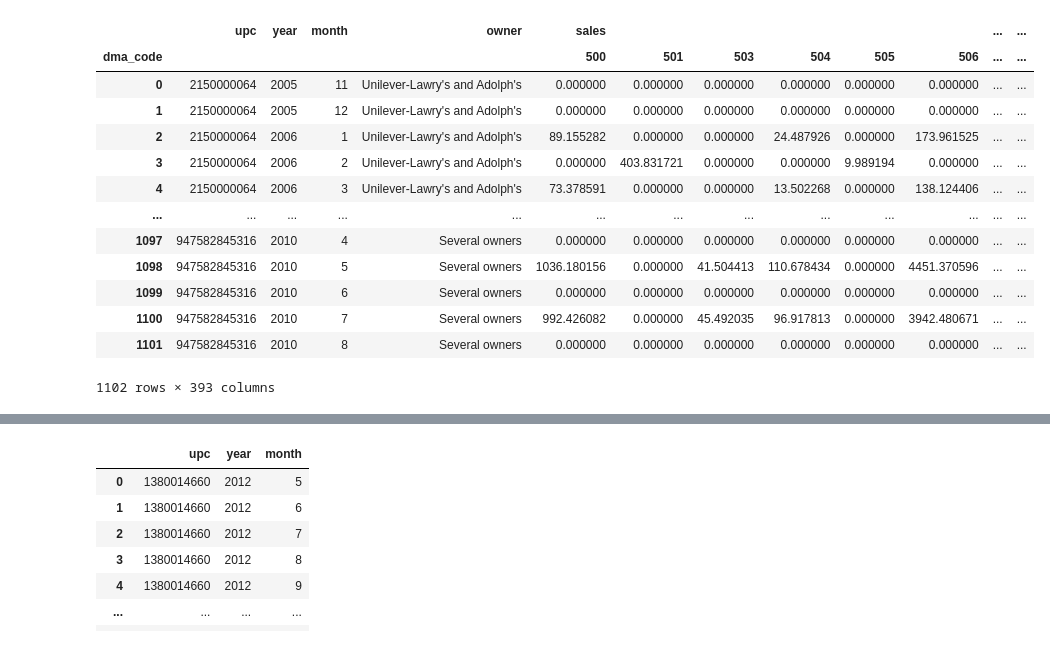
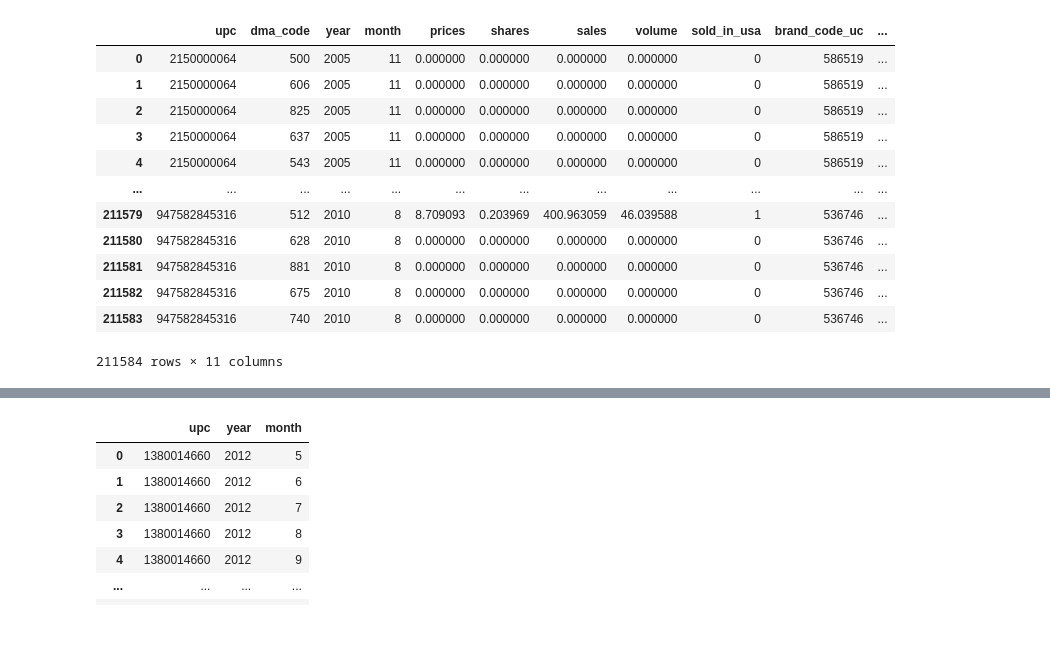
Before and after one commit to zziyue83/Mergers, a Jupyter notebook: Main/MarinaMurphy/jupyter_try.ipynb, the cells around one changed output, grey strips where cells are left out. Drawn from its saved outputs; the diff is of its cells as text; code cells hidden in the pictures.

Commit message:
full data month table

```diff
--- a/Main/MarinaMurphy/jupyter_try.ipynb
+++ b/Main/MarinaMurphy/jupyter_try.ipynb
@@ -202,7 +202,6 @@ def table_1(code):
     # must have 4 ../../../.. because i'm inside a folder inside Main
     # opening data_month file
     df = (pd.read_csv('../../../../All/m_' + code + '/intermediate/data_month.csv'))
-
 
     ### Part 1: making df complete with year, months and all dma_codes exhaustive
     ### note - df_own does NOT have all dates, only dates which the upc-year-month sales > 0!!
@@ -237,13 +236,29 @@ def table_1(code):
     empty_to_merge.insert(1, 'dma_code', repeated_dmas)
     empty_to_merge = empty_to_merge.apply(pd.to_numeric)
 
+    #df_full = pd.merge(df, empty_to_merge)
     # actual merging with incomplete df, filling in 0's for all spots where no sales
     empty_to_merge_dma_full = pd.merge(df, empty_to_merge, how = "right", on = ['upc', 'dma_code','year', 'month'])
     empty_to_merge_dma_full.fillna(0, inplace=True)
     empty_to_merge_dma_full = empty_to_merge_dma_full.apply(pd.to_numeric)
 
+    empty_to_merge_dma_full['sold_in_usa'] = 0
+    empty_to_merge_dma_full.loc[empty_to_merge_dma_full.sales != 0, 'sold_in_usa'] = 1
+
     ### Part 2: extracting ownership using full df with all upc-year-month-dma combinations
     df_own = append_owners(code, empty_to_merge_dma_full, 'month')
+    df_own['sold_in_usa'] = 0
+    df_own.loc[empty_to_merge_dma_full.sales != 0, 'sold_in_usa'] = 1
+
+    # extract merging parties
+    merging_parties = get_parties(info_dict["MergingParties"])
+
+    # extracting year and month of date completed
+    year = int((info_dict['DateCompleted'])[:4])
+    month = int((info_dict['DateCompleted'])[5:7])
+
+
+    df_own.to_csv('try_this.csv')
 
     # pivoting the dmas and having sales and volume for each upc year month
     pivoted = df_own.pivot_table(index = ['upc','year','month','owner'], columns = 'dma_code', values = ['volume','sales']).reset_index()
@@ -266,15 +281,8 @@ def table_1(code):
     pivoted['merging_party'] = 0
     pivoted['post_merger'] = 0
 
-    # extract merging parties
-    merging_parties = get_parties(info_dict["MergingParties"])
-
     #assign 1's if owner = merging parties
     pivoted.loc[pivoted['owner'].isin(merging_parties), 'merging_party'] = 1
-
-    # extracting year and month of date completed
-    year = int((info_dict['DateCompleted'])[:4])
-    month = int((info_dict['DateCompleted'])[5:7])
 
     # setting = 1 if month and year are greater than date completed for the merging parties
     pivoted.loc[(pivoted['merging_party'] == 1) & (pivoted['year'] >= year) & (pivoted['month'] >= month), 'post_merger'] = 1
@@ -283,34 +291,32 @@ def table_1(code):
     pivoted.loc[(pivoted['merging_party'] == 1) & (pivoted['year'] == year) & (pivoted['month'] >= month), 'post_merger'] = 1
 
     # export to csv
-    pivoted.to_csv('m_' + code +'/pivoted_data.csv', sep = ',', encoding = 'utf-8')
+    #pivoted.to_csv('m_' + code +'/pivoted_data.csv', sep = ',', encoding = 'utf-8')
 
     log_out = open('try_1.log', 'w')
     log_err = open('try_1.err', 'w')
     sys.stdout = log_out
     sys.stderr = log_err
 
-    return pivoted
+    return pivoted, empty_to_merge_dma_full
 # %%
 code = '1924129020_1'
-os.mkdir('m_' + code)
-table1 = table_1(code)
+#os.mkdir('m_' + code)
+table1, empty_to_merge_dma_full = table_1(code)
 
-#table1.to_csv('table_1.csv')
 
-table1
+empty_to_merge_dma_full
 # %% [output]
-|  | upc | year | month | owner | sales |  |  |  |  |  | ... | ... |
-| dma_code |  |  |  |  | 500 | 501 | 503 | 504 | 505 | 506 | ... | ... |
-| 0 | 2150000064 | 2005 | 11 | Unilever-Lawry's and Adolph's | 0.000000 | 0.000000 | 0.000000 | 0.000000 | 0.000000 | 0.000000 | ... | ... |
-| 1 | 2150000064 | 2005 | 12 | Unilever-Lawry's and Adolph's | 0.000000 | 0.000000 | 0.000000 | 0.000000 | 0.000000 | 0.000000 | ... | ... |
-| 2 | 2150000064 | 2006 | 1 | Unilever-Lawry's and Adolph's | 89.155282 | 0.000000 | 0.000000 | 24.487926 | 0.000000 | 173.961525 | ... | ... |
-| 3 | 2150000064 | 2006 | 2 | Unilever-Lawry's and Adolph's | 0.000000 | 403.831721 | 0.000000 | 0.000000 | 9.989194 | 0.000000 | ... | ... |
-| 4 | 2150000064 | 2006 | 3 | Unilever-Lawry's and Adolph's | 73.378591 | 0.000000 | 0.000000 | 13.502268 | 0.000000 | 138.124406 | ... | ... |
-| ... | ... | ... | ... | ... | ... | ... | ... | ... | ... | ... | ... | ... |
-| 1097 | 947582845316 | 2010 | 4 | Several owners | 0.000000 | 0.000000 | 0.000000 | 0.000000 | 0.000000 | 0.000000 | ... | ... |
-| 1098 | 947582845316 | 2010 | 5 | Several owners | 1036.180156 | 0.000000 | 41.504413 | 110.678434 | 0.000000 | 4451.370596 | ... | ... |
-| 1099 | 947582845316 | 2010 | 6 | Several owners | 0.000000 | 0.000000 | 0.000000 | 0.000000 | 0.000000 | 0.000000 | ... | ... |
-| 1100 | 947582845316 | 2010 | 7 | Several owners | 992.426082 | 0.000000 | 45.492035 | 96.917813 | 0.000000 | 3942.480671 | ... | ... |
-| 1101 | 947582845316 | 2010 | 8 | Several owners | 0.000000 | 0.000000 | 0.000000 | 0.000000 | 0.000000 | 0.000000 | ... | ... |
+|  | upc | dma_code | year | month | prices | shares | sales | volume | sold_in_usa | brand_code_uc | ... |
+| 0 | 2150000064 | 500 | 2005 | 11 | 0.000000 | 0.000000 | 0.000000 | 0.000000 | 0 | 586519 | ... |
+| 1 | 2150000064 | 606 | 2005 | 11 | 0.000000 | 0.000000 | 0.000000 | 0.000000 | 0 | 586519 | ... |
+| 2 | 2150000064 | 825 | 2005 | 11 | 0.000000 | 0.000000 | 0.000000 | 0.000000 | 0 | 586519 | ... |
+| 3 | 2150000064 | 637 | 2005 | 11 | 0.000000 | 0.000000 | 0.000000 | 0.000000 | 0 | 586519 | ... |
+| 4 | 2150000064 | 543 | 2005 | 11 | 0.000000 | 0.000000 | 0.000000 | 0.000000 | 0 | 586519 | ... |
+| ... | ... | ... | ... | ... | ... | ... | ... | ... | ... | ... | ... |
+| 211579 | 947582845316 | 512 | 2010 | 8 | 8.709093 | 0.203969 | 400.963059 | 46.039588 | 1 | 536746 | ... |
+| 211580 | 947582845316 | 628 | 2010 | 8 | 0.000000 | 0.000000 | 0.000000 | 0.000000 | 0 | 536746 | ... |
+| 211581 | 947582845316 | 881 | 2010 | 8 | 0.000000 | 0.000000 | 0.000000 | 0.000000 | 0 | 536746 | ... |
+| 211582 | 947582845316 | 675 | 2010 | 8 | 0.000000 | 0.000000 | 0.000000 | 0.000000 | 0 | 536746 | ... |
+| 211583 | 947582845316 | 740 | 2010 | 8 | 0.000000 | 0.000000 | 0.000000 | 0.000000 | 0 | 536746 | ... |
-1102 rows × 393 columns
+211584 rows × 11 columns
```
Also changed, not shown: parts of 1 cell of this notebook, 11 other files.
